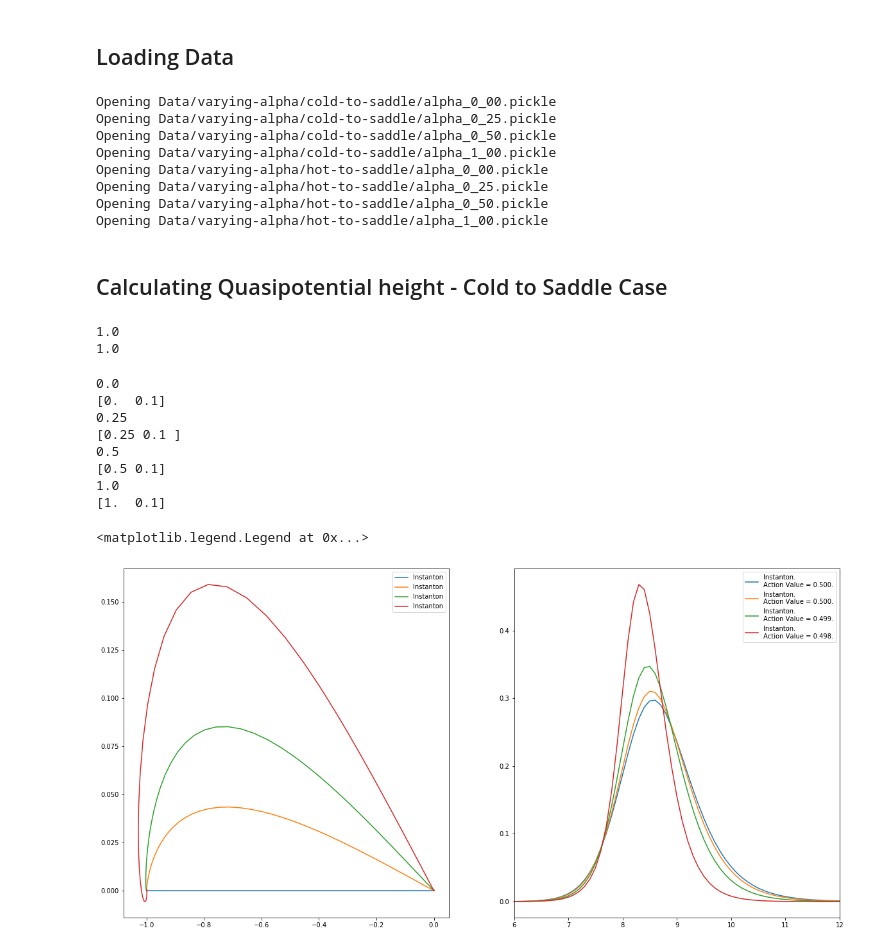
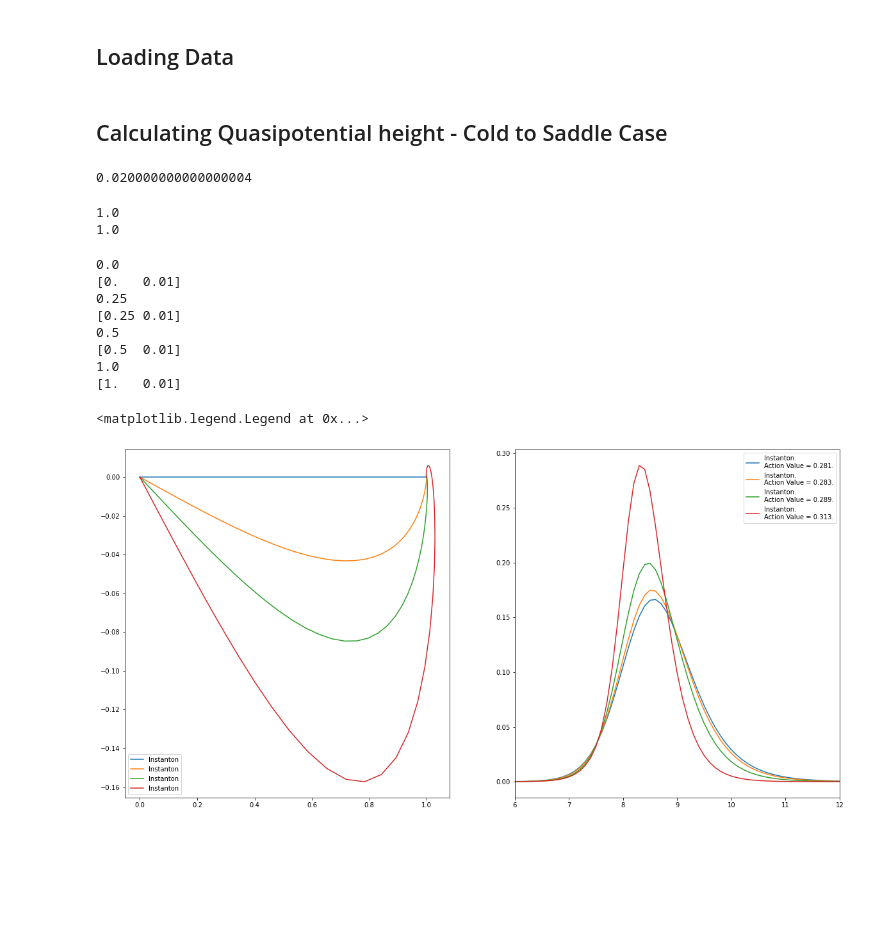
Before and after one commit to CalvinNesbitt/Double-Well-SR, a Jupyter notebook: Minimisation/Transition-Time-Calculation.ipynb, the cells around one changed output. Saved outputs shown, nothing was run; the diff lists cells and outputs as text; code cells hidden in the pictures; blank space fills up the shorter version.

```diff
--- a/Minimisation/Transition-Time-Calculation.ipynb
+++ b/Minimisation/Transition-Time-Calculation.ipynb
@@ -23,45 +28,15 @@ from mam_jax import *
 # %% [markdown]
 ## Loading Data
-# %%
-# MAM Results
-
-c2s_mam = []
-h2s_mam = []
-
-# Cold to Saddle Instantons
-
-wd = 'Data/varying-alpha/cold-to-saddle/'
-files = os.listdir(wd)
-files.sort()
-for s in files:
-    with open(wd + s, 'rb') as file:
-        print(f'Opening {wd + s}')
-        c2s_mam.append(pickle.load(file))
-
-
-# Hot to Saddle Instantons
-wd = 'Data/varying-alpha/hot-to-saddle/'
-files = os.listdir(wd)
-files.sort()
-for s in files:
-    with open(wd + s, 'rb') as file:
-        print(f'Opening {wd + s}')
-        h2s_mam.append(pickle.load(file))
-
-# Heteroclinic Orbits
-
-files = [f'../Deterministic-Model/Data/alpha{a}/cold-relaxation.nc' for a in ['0_0', '1_0']]
-
-cold_relaxations = [xr.open_dataset(f) for f in files]
-# %% [output]
-Opening Data/varying-alpha/cold-to-saddle/alpha_0_00.pickle
-Opening Data/varying-alpha/cold-to-saddle/alpha_0_25.pickle
-Opening Data/varying-alpha/cold-to-saddle/alpha_0_50.pickle
-Opening Data/varying-alpha/cold-to-saddle/alpha_1_00.pickle
-Opening Data/varying-alpha/hot-to-saddle/alpha_0_00.pickle
-Opening Data/varying-alpha/hot-to-saddle/alpha_0_25.pickle
-Opening Data/varying-alpha/hot-to-saddle/alpha_0_50.pickle
-Opening Data/varying-alpha/hot-to-saddle/alpha_1_00.pickle
+# %%
+# MAM Results
+
+c2s_mam = load_c2m_instantons()
+h2s_mam = load_h2m_instantons()
+
+# Heteroclinic Orbits
+
+cold_relaxations = load_cold_relaxations()
+hot_relaxations = load_hot_relaxations()
 # %% [markdown]
 ## Calculating Quasipotential height - Cold to Saddle Case
 # %%
@@ -70,4 +45,8 @@ def path_lengths(x):
 # %%
 def grad_V(x):
     return jnp.array([x[0]*(x[0]**2 -1), 2 * x[1]])
+# %%
+(0.2**2)/2
+# %% [output]
+0.020000000000000004
 # %%
@@ -118,50 +98,50 @@ fig, axes = plt.subplots(ncols=2, figsize = (20, 10))
 
 for k in range(4):
 
-    mam_data = c2s_mam[k]
+    mam_data = h2s_mam[k]
 #     relaxation_data = cold_relaxations[k]
 #     print(relaxation_data.alpha)
     print(mam_data['alpha'])
 
     alpha = mam_data['alpha']
-    eps = 10**-1
+    eps = 10**-2
 
     p = np.array([alpha, eps])
 
     # Unpack data
     instanton_time = mam_data['time']
     relaxation_time = relaxation_data.time.values
     instanton = mam_data['instanton']
 
     axes[0].plot(instanton[:, 0], instanton[:, 1], label='Instanton')
     # axes[0].plot(reverse_relaxation[:, 0], reverse_relaxation[:, 1], label='Relaxation Path')
 
     # Action Value Plot
 
     # Instanton
     print(p)
     av = fw.action(instanton, instanton_time, p)
     lbl = f'Instanton.\nAction Value = {av:.3f}.'
     axes[1].plot(instanton_time, 0.5 * fw.lagrangians(instanton, instanton_time, p), label = lbl)
 
 # # Reverse Relaxation Path
 # av = fw.action(reverse_relaxation, relaxation_time, p)
 # lbl = f'Reverse Relaxation Path.\nAction Value = {av:.3f}.'
 # axes[1].plot(path_lengths(reverse_relaxation), fw.lagrangians(reverse_relaxation, relaxation_time, p), label=lbl)
 axes[1].legend()
 axes[1].set_xlim((6, 12))
 axes[0].legend()
 # %% [output]
 0.0
-[0.  0.1]
+[0.   0.01]
 0.25
-[0.25 0.1 ]
+[0.25 0.01]
 0.5
-[0.5 0.1]
+[0.5  0.01]
 1.0
-[1.  0.1]
+[1.   0.01]
 <matplotlib.legend.Legend at 0x...>
-[figure, old version]
+[figure, new version]
 # %%
 fig_tmp, ax_tmp = plt.subplots()
 x, y = np.mgrid[0:2.5:1000j, -2.5:2.5:1000j]
```
Also changed, not shown: parts of 6 cells of this notebook, 2 other files.
